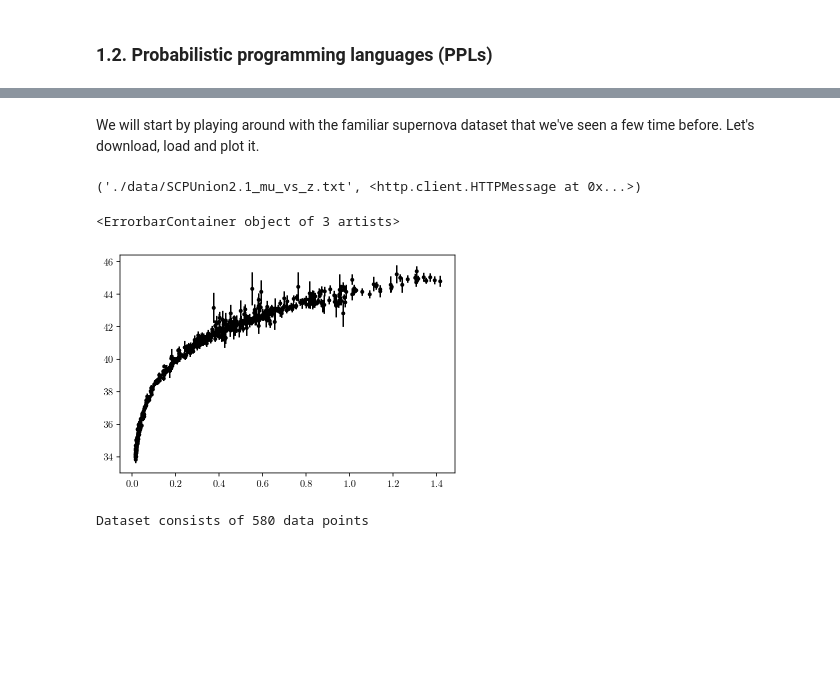
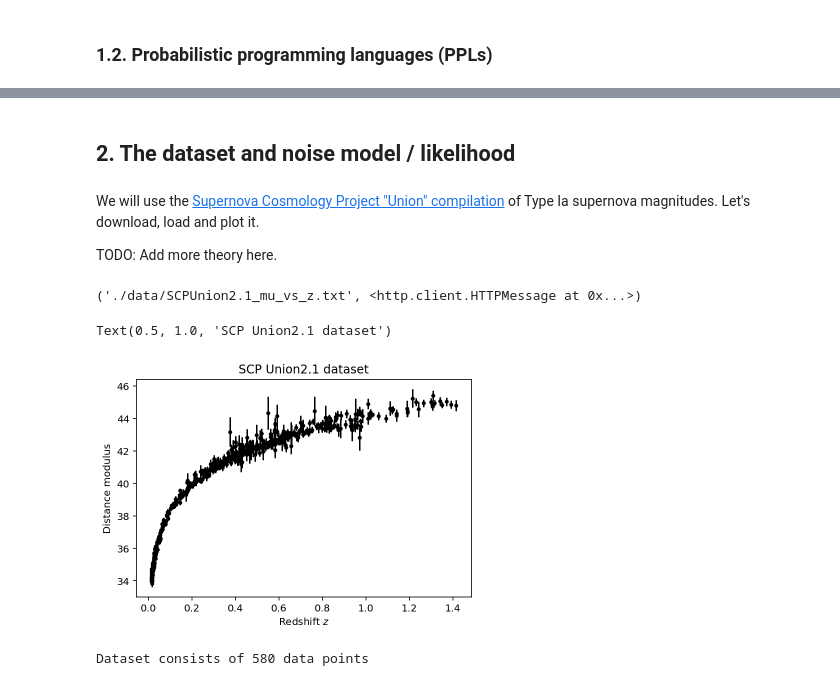
Before and after one commit to smsharma/deep-prob-prog-tutorials, a Jupyter notebook: 01_mcmc_and_vi.ipynb, the cells around one changed output, grey strips where cells are left out. Saved outputs shown, nothing was run; the diff lists cells and outputs as text; code cells hidden in the pictures; blank space fills up the shorter version.

```diff
--- a/01_mcmc_and_vi.ipynb
+++ b/01_mcmc_and_vi.ipynb
@@ -112,5 +99,9 @@ pyro.set_rng_seed(SEED)
-# %% [markdown]
-We will start by playing around with the familiar supernova dataset that we've seen a few time before. Let's download, load and plot it.
+# %% [markdown]
+## 2. The dataset and noise model / likelihood
+# %% [markdown]
+We will use the [Supernova Cosmology Project "Union" compilation](https://supernova.lbl.gov/Union/) of Type Ia supernova magnitudes. Let's download, load and plot it.
+
+TODO: Add more theory here.
 # %%
 import urllib.request
 
@@ -130,9 +121,13 @@ dm = data.T[3]  # Its uncertainty
 c = 3e5  # Speed of light
 # %%
 plt.errorbar(zs, mm, yerr=dm, marker='.', ls='None', color='k')
+
+plt.xlabel(r"Redshift $z$")
+plt.ylabel(r"Distance modulus")
+plt.title(r"SCP Union2.1 dataset")
 # %% [output]
-<ErrorbarContainer object of 3 artists>
+Text(0.5, 1.0, 'SCP Union2.1 dataset')
-[figure, old version]
+[figure, new version]
 # %%
 print("Dataset consists of {} data points".format(len(mm)))
 # %% [output]
```
Also changed, not shown: parts of 68 cells of this notebook.
